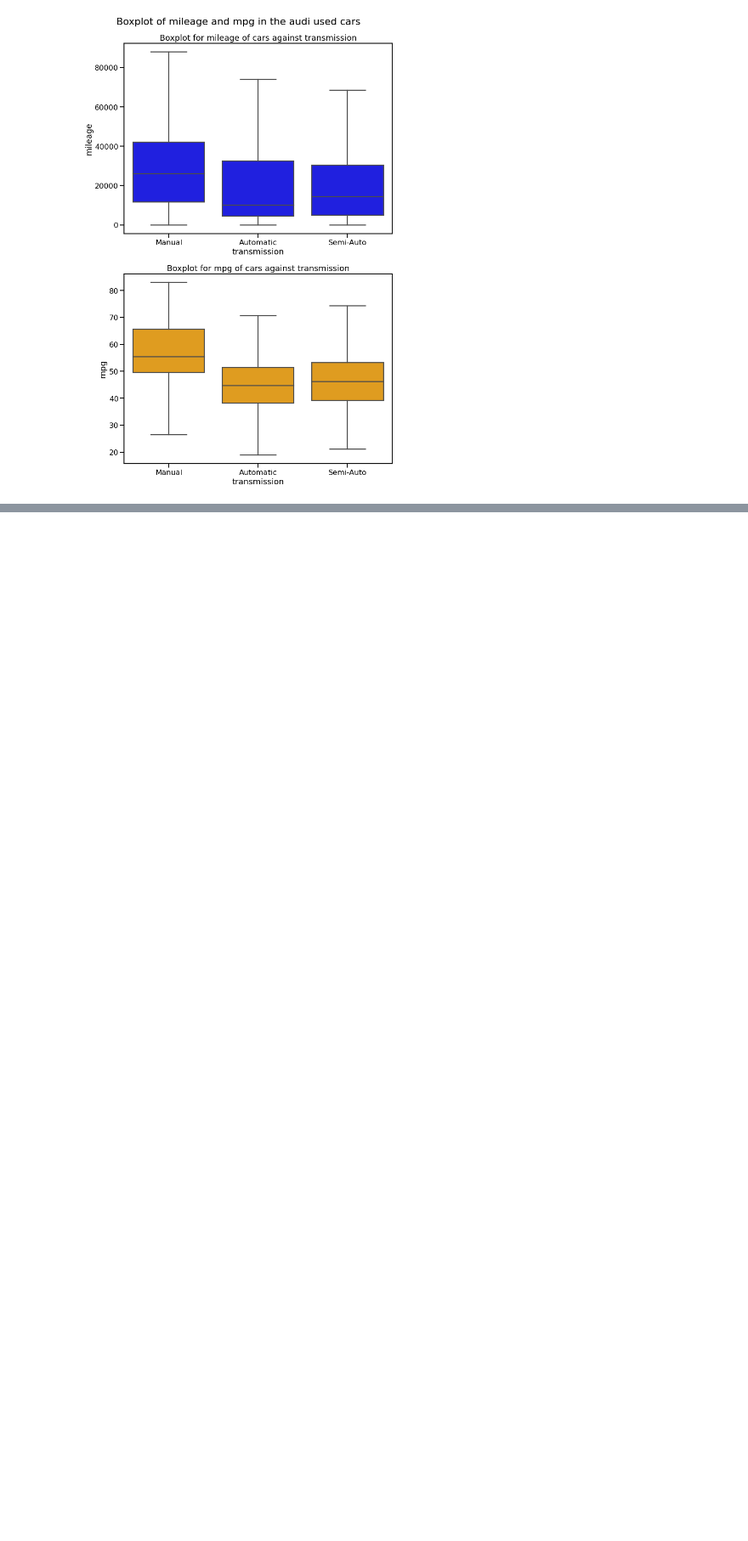
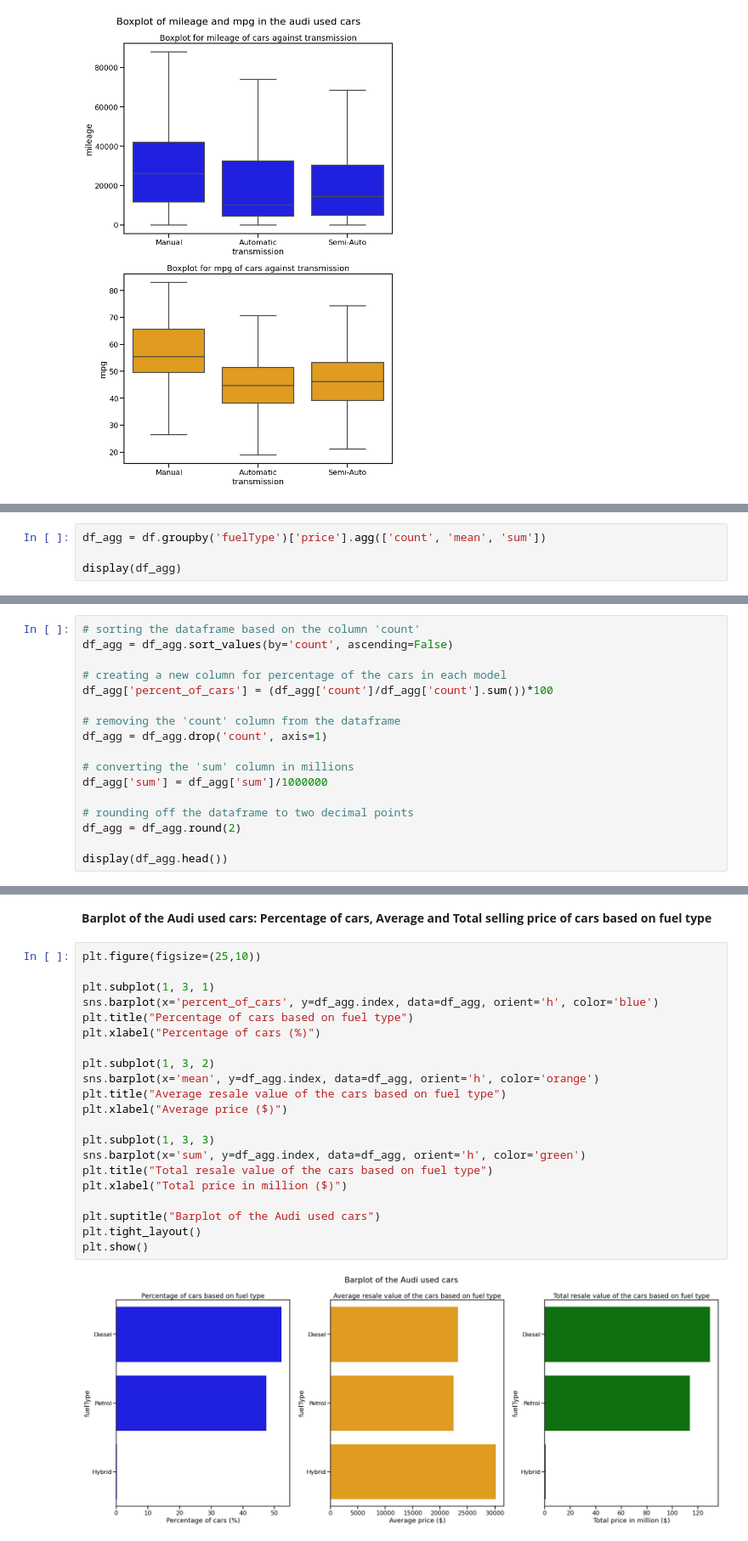
Before and after one commit to IshratShamiemAnanta/audi_used_car_analysis, a Jupyter notebook: audi_used_car_EDA.ipynb, the cells around one changed output, grey strips where cells are left out. Shown at 85% size. Saved outputs shown, nothing was run; the diff lists cells and outputs as text; blank space fills up the shorter version.

```diff
--- a/audi_used_car_EDA.ipynb
+++ b/audi_used_car_EDA.ipynb
@@ -433,0 +576,4 @@ plt.show()
+# %%
+df_agg = df.groupby('fuelType')['price'].agg(['count', 'mean', 'sum'])
+
+display(df_agg)
@@ -433,0 +586,17 @@ plt.show()
+# %%
+# sorting the dataframe based on the column 'count'
+df_agg = df_agg.sort_values(by='count', ascending=False)
+
+# creating a new column for percentage of the cars in each model
+df_agg['percent_of_cars'] = (df_agg['count']/df_agg['count'].sum())*100
+
+# removing the 'count' column from the dataframe
+df_agg = df_agg.drop('count', axis=1)
+
+# converting the 'sum' column in millions
+df_agg['sum'] = df_agg['sum']/1000000
+
+# rounding off the dataframe to two decimal points
+df_agg = df_agg.round(2)
+
+display(df_agg.head())
@@ -433,0 +609,25 @@ plt.show()
+# %% [markdown]
+**Barplot of the Audi used cars: Percentage of cars, Average and Total selling price of cars based on fuel type**
+# %%
+plt.figure(figsize=(25,10))
+
+plt.subplot(1, 3, 1)
+sns.barplot(x='percent_of_cars', y=df_agg.index, data=df_agg, orient='h', color='blue')
+plt.title("Percentage of cars based on fuel type")
+plt.xlabel("Percentage of cars (%)")
+
+plt.subplot(1, 3, 2)
+sns.barplot(x='mean', y=df_agg.index, data=df_agg, orient='h', color='orange')
+plt.title("Average resale value of the cars based on fuel type")
+plt.xlabel("Average price ($)")
+
+plt.subplot(1, 3, 3)
+sns.barplot(x='sum', y=df_agg.index, data=df_agg, orient='h', color='green')
+plt.title("Total resale value of the cars based on fuel type")
+plt.xlabel("Total price in million ($)")
+
+plt.suptitle("Barplot of the Audi used cars")
+plt.tight_layout()
+plt.show()
+# %% [output]
+[figure, added]
```
Also changed, not shown: parts of 22 cells of this notebook.
